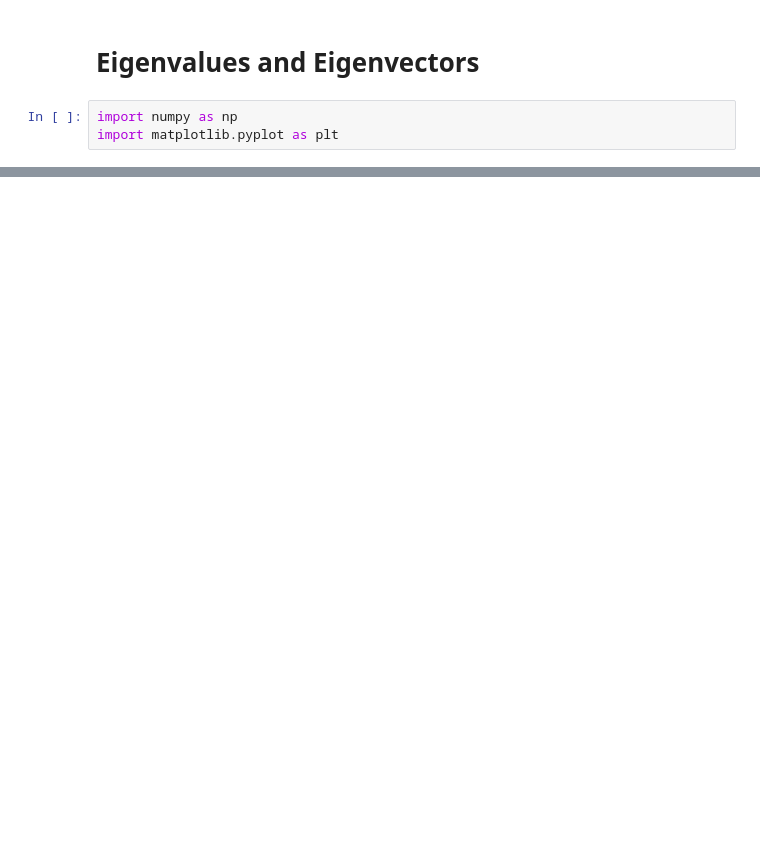
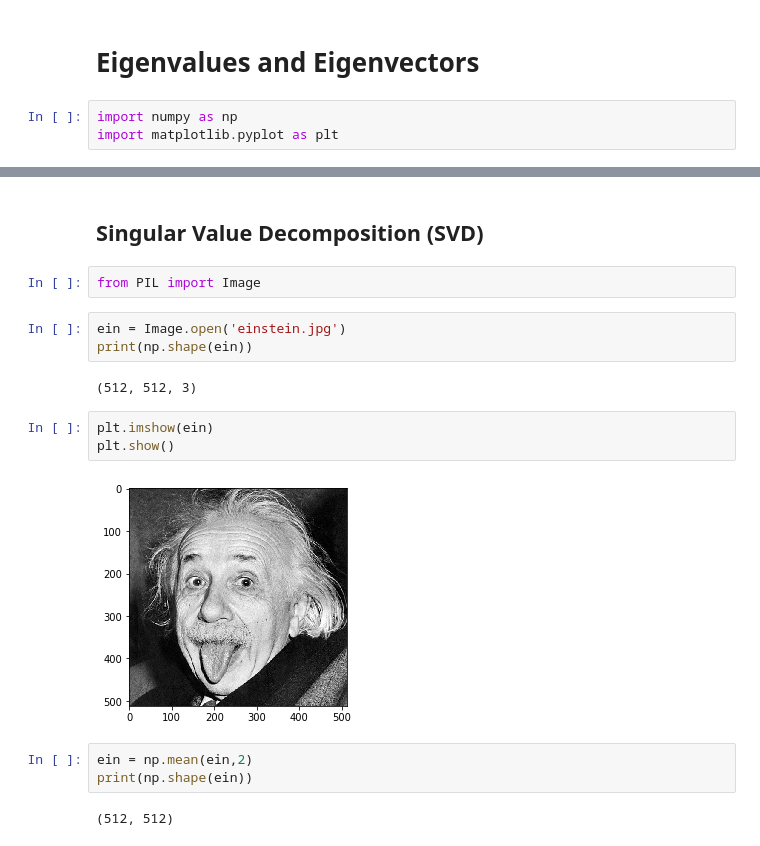
Before and after one commit to ccentola/python-math, a Jupyter notebook: notebooks/10-Linear-Algebra/10.11_eigenvalues_and_eigenvectors.ipynb, the cells around one changed output, grey strips where cells are left out. Drawn from its saved outputs; the diff is of its cells as text; blank space fills up the shorter version.

Commit message:
finished eigenvectors/values notebook with SVD

```diff
--- a/notebooks/10-Linear-Algebra/10.11_eigenvalues_and_eigenvectors.ipynb
+++ b/notebooks/10-Linear-Algebra/10.11_eigenvalues_and_eigenvectors.ipynb
@@ -34,0 +89,19 @@ print(lv)
+# %% [markdown]
+## Singular Value Decomposition (SVD)
+# %%
+from PIL import Image
+# %%
+ein = Image.open('einstein.jpg')
+print(np.shape(ein))
+# %% [output]
+(512, 512, 3)
+# %%
+plt.imshow(ein)
+plt.show()
+# %% [output]
+[figure, added]
+# %%
+ein = np.mean(ein,2)
+print(np.shape(ein))
+# %% [output]
+(512, 512)
```
Also changed, not shown: parts of 12 cells of this notebook, 1 other file.
